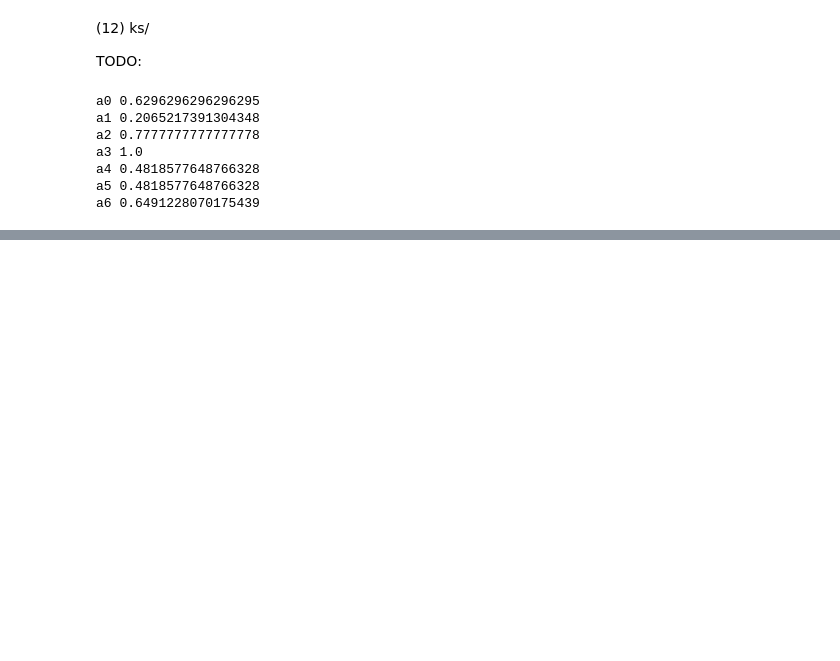
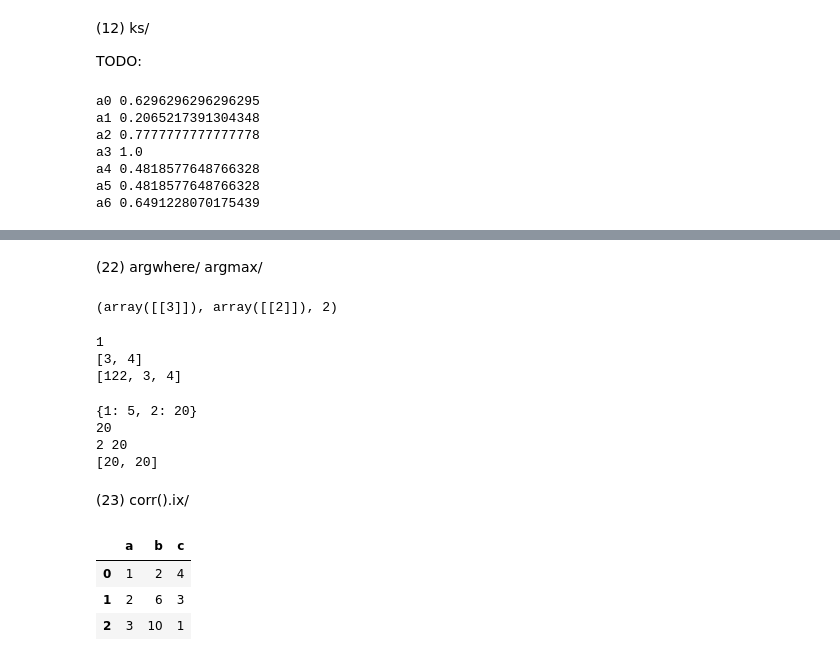
Before and after one commit to IvanaXu/PyTools, a Jupyter notebook: 037.The_list_of_pandas.ipynb, the cells around one changed output, grey strips where cells are left out. Cells and saved outputs as stored; diff of their text form; code cells hidden in the pictures; blank space fills up the shorter version.

```diff
--- a/037.The_list_of_pandas.ipynb
+++ b/037.The_list_of_pandas.ipynb
@@ -558,0 +1008,56 @@ a6 0.6491228070175439
+# %% [markdown]
+(22) argwhere/ argmax/
+# %%
+a = np.array([1, 2, 4, 8])
+b = np.array([3, 2, 5, 3])
+
+a1 = np.argwhere(a == max(a))
+b1 = np.argwhere(b == max(b))
+b2 = np.argmax(b)
+
+a1, b1, b2
+# %% [output]
+(array([[3]]), array([[2]]), 2)
+# %%
+aa = [1, 3, 4]
+print(aa.pop(0))
+print(aa)
+aa.insert(0, 122)
+print(aa)
+# %% [output]
+1
+[3, 4]
+[122, 3, 4]
+# %%
+a = {
+    1: 5,
+    2: 20
+}
+print(a)
+print(max(a.values()))
+
+max_a = 0
+max_i = 0
+for i in a:
+    if a[i] > max_a:
+        max_a = a[i]
+        max_i = i
+print(max_i, max_a)
+
+b = [a[i] if a[i] > max_a else max_a for i in a]
+print(b)
+# %% [output]
+{1: 5, 2: 20}
+20
+2 20
+[20, 20]
+# %% [markdown]
+(23) corr().ix/
+# %%
+a = pd.DataFrame([[1, 2, 4], [2, 6, 3], [3, 10, 1]], columns=['a', 'b', 'c'])
+a
+# %% [output]
+|  | a | b | c |
+| 0 | 1 | 2 | 4 |
+| 1 | 2 | 6 | 3 |
+| 2 | 3 | 10 | 1 |
```
Also changed, not shown: parts of 27 cells of this notebook.
